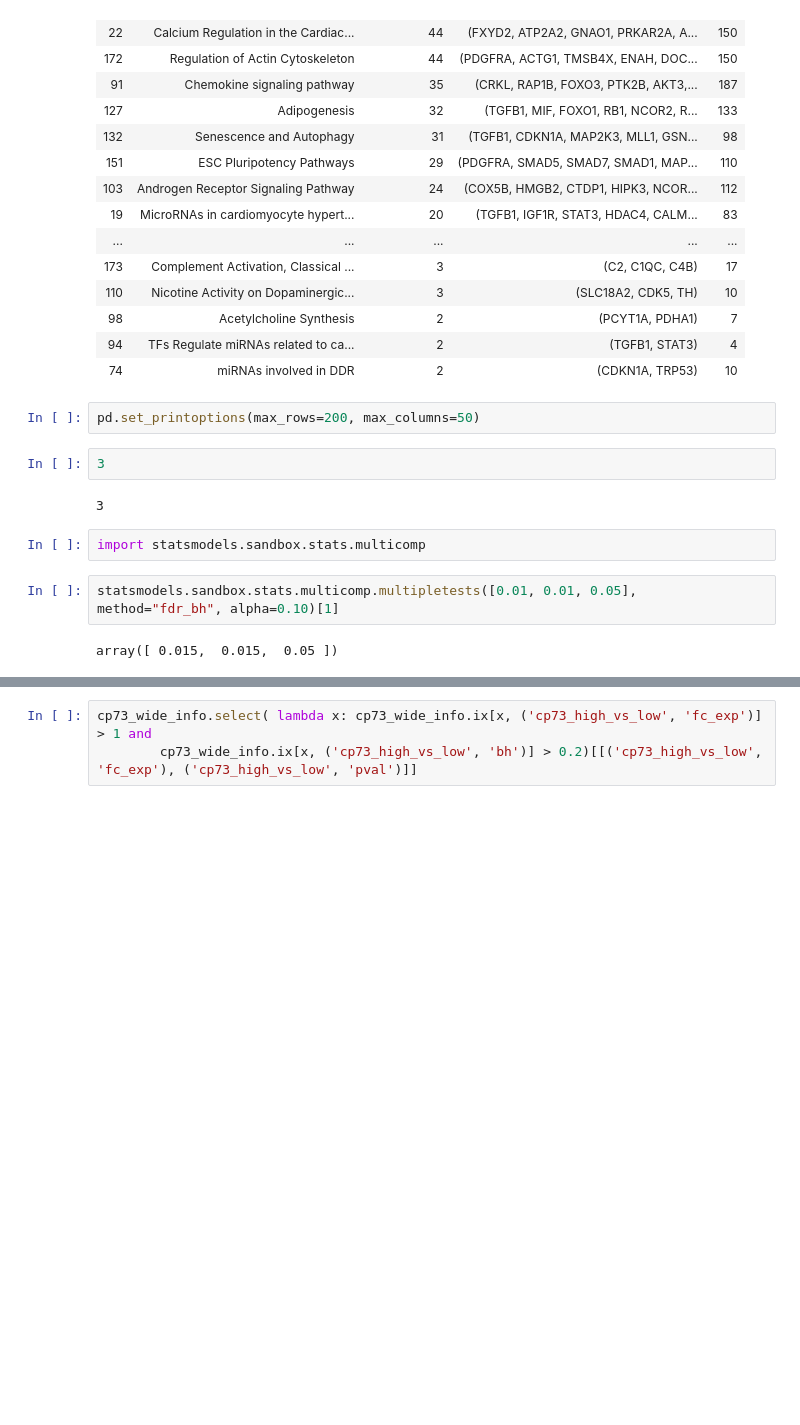
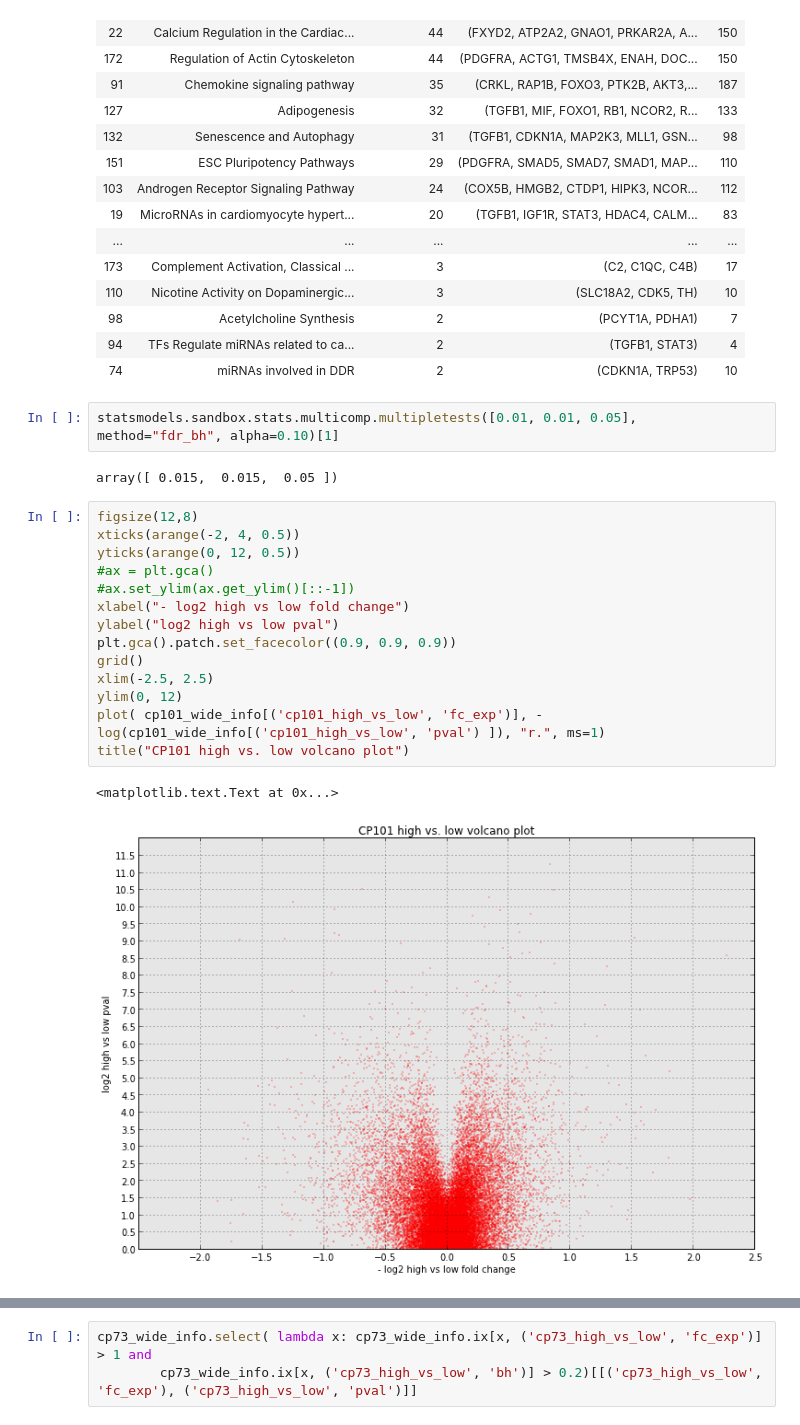
Before and after one commit to aheilbut/pdmouse, a Jupyter notebook: py/PDfilters.ipynb, the cells around one changed output, grey strips where cells are left out. Drawn from its saved outputs; the diff is of its cells as text; blank space fills up the shorter version.

```diff
--- a/py/PDfilters.ipynb
+++ b/py/PDfilters.ipynb
@@ -924,18 +979,27 @@ overlaps.sort("match_count", ascending=False)[0:50]
 | 98 | Acetylcholine Synthesis | 2 | (PCYT1A, PDHA1) | 7 |
 | 94 | TFs Regulate miRNAs related to ca... | 2 | (TGFB1, STAT3) | 4 |
 | 74 | miRNAs involved in DDR | 2 | (CDKN1A, TRP53) | 10 |
-# %%
-pd.set_printoptions(max_rows=200, max_columns=50)
-# %%
-3
-# %% [output]
-3
-# %%
-import statsmodels.sandbox.stats.multicomp
 # %%
 statsmodels.sandbox.stats.multicomp.multipletests([0.01, 0.01, 0.05], method="fdr_bh", alpha=0.10)[1]
 # %% [output]
 array([ 0.015,  0.015,  0.05 ])
+# %%
+figsize(12,8)
+xticks(arange(-2, 4, 0.5))
+yticks(arange(0, 12, 0.5))
+#ax = plt.gca()
+#ax.set_ylim(ax.get_ylim()[::-1])
+xlabel("- log2 high vs low fold change")
+ylabel("log2 high vs low pval")
+plt.gca().patch.set_facecolor((0.9, 0.9, 0.9))
+grid()
+xlim(-2.5, 2.5)
+ylim(0, 12)
+plot( cp101_wide_info[('cp101_high_vs_low', 'fc_exp')], -log(cp101_wide_info[('cp101_high_vs_low', 'pval') ]), "r.", ms=1)
+title("CP101 high vs. low volcano plot")
+# %% [output]
+<matplotlib.text.Text at 0x...>
+[figure, added]
 # %%
 figsize(12,8)
 xticks(arange(-2, 4, 0.5))
```
Also changed, not shown: parts of 53 cells of this notebook, 5 other files.
